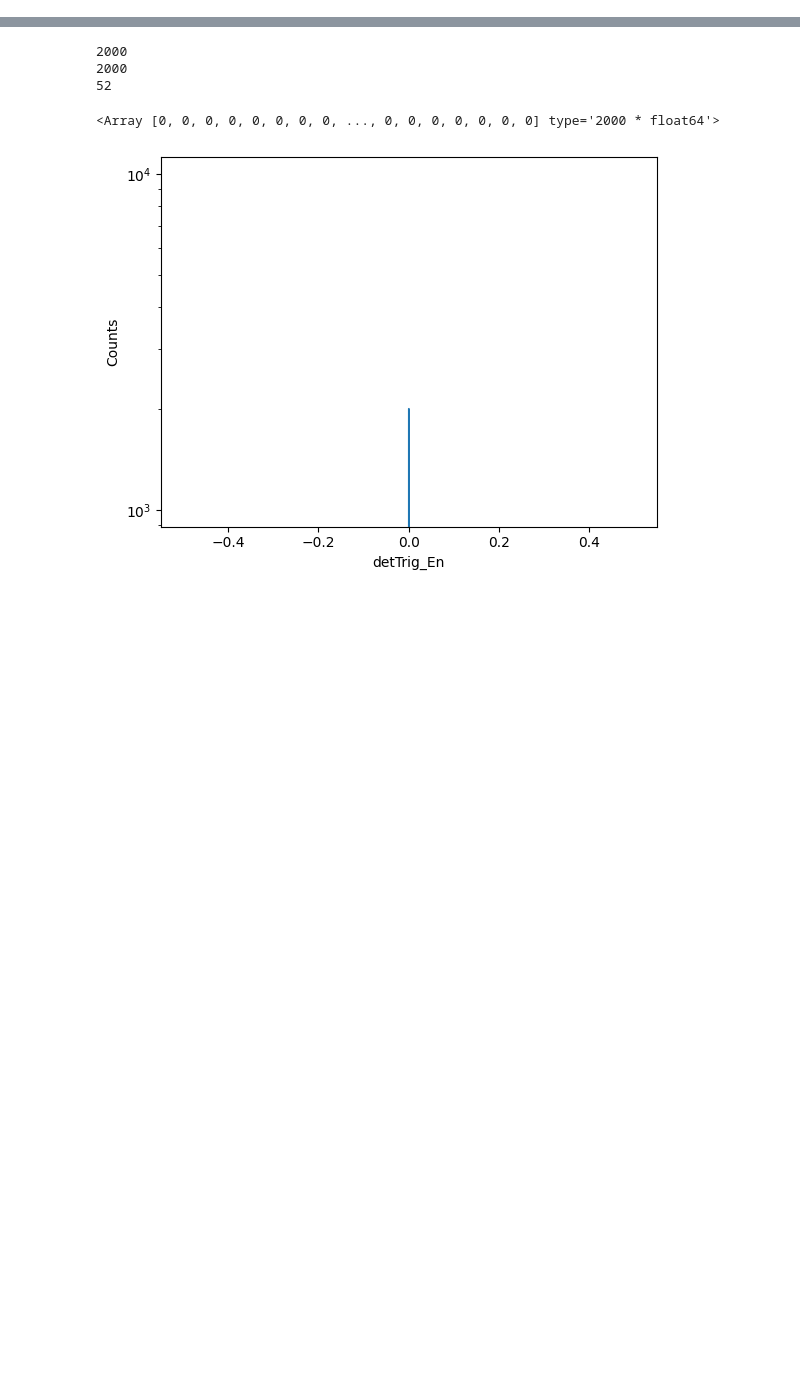
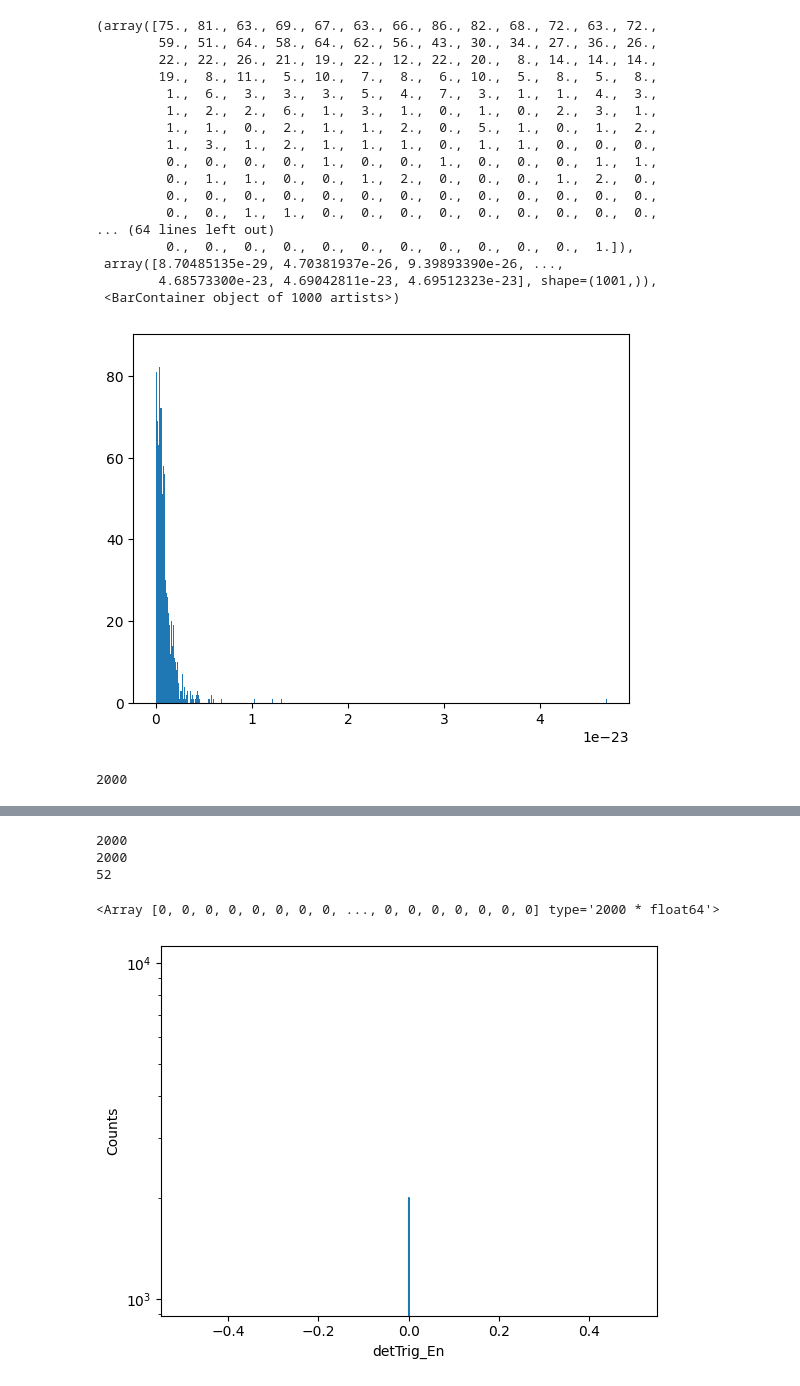
Before and after one commit to wisecg/BetaMonitor, a Jupyter notebook: scripts/check-output.ipynb, the cells around one changed output, grey strips where cells are left out. Saved outputs shown, nothing was run; the diff lists cells and outputs as text; code cells hidden in the pictures; blank space fills up the shorter version.

Commit message:
Update output scripts to read new root format.

```diff
--- a/scripts/check-output.ipynb
+++ b/scripts/check-output.ipynb
@@ -5,5 +6,20 @@ import matplotlib.pyplot as plt
 # %%
-ff = uproot.open("../build/output/outfile_6He_2.root")
+ff = uproot.open("../build/output/outfile_macrogas.root")
 ff.keys()
 tree = ff['simData']
-tree.show()
+# tree.show()
+
+field_names = ['pid', 'eventid', 'trackid', 'parentid', 'volumeid',
+               'stepnumber', 'inenergy', 'kineticenergy',
+               'depenergy', 'x','y','z','px','py','pz']
+
+df = tree.arrays(field_names, library='pd')
+
+# Group by eventid and volumeid, then sum depenergy. Only sums for a unique combination
+# of eventid and volumeid.
+energy_sum = df.groupby(['eventid', 'volumeid'])['depenergy'].sum().reset_index()
+
+idx = df.groupby(['eventid', 'volumeid'])['stepnumber'].idxmin()
+xyz_df = df.loc[idx, ['eventid', 'volumeid', 'x', 'y', 'z']]
+
+result = pd.merge(energy_sum, xyz_df, on=['eventid', 'volumeid'])
@@ -28 +42,31 @@ detVac_Inz           | double                   | AsDtype('>f8')
+# %%
+plt.hist(energy_sum[energy_sum['volumeid'] == 6]['depenergy'], bins=1000)
+# %% [output]
+(array([75., 81., 63., 69., 67., 63., 66., 86., 82., 68., 72., 63., 72.,
+        59., 51., 64., 58., 64., 62., 56., 43., 30., 34., 27., 36., 26.,
+        22., 22., 26., 21., 19., 22., 12., 22., 20.,  8., 14., 14., 14.,
+        19.,  8., 11.,  5., 10.,  7.,  8.,  6., 10.,  5.,  8.,  5.,  8.,
+         1.,  6.,  3.,  3.,  3.,  5.,  4.,  7.,  3.,  1.,  1.,  4.,  3.,
+         1.,  2.,  2.,  6.,  1.,  3.,  1.,  0.,  1.,  0.,  2.,  3.,  1.,
+         1.,  1.,  0.,  2.,  1.,  1.,  2.,  0.,  5.,  1.,  0.,  1.,  2.,
+         1.,  3.,  1.,  2.,  1.,  1.,  1.,  0.,  1.,  1.,  0.,  0.,  0.,
+         0.,  0.,  0.,  0.,  1.,  0.,  0.,  1.,  0.,  0.,  0.,  1.,  1.,
+         0.,  1.,  1.,  0.,  0.,  1.,  2.,  0.,  0.,  0.,  1.,  2.,  0.,
+         0.,  0.,  0.,  0.,  0.,  0.,  0.,  0.,  0.,  0.,  0.,  0.,  0.,
+         0.,  0.,  1.,  1.,  0.,  0.,  0.,  0.,  0.,  0.,  0.,  0.,  0.,
+... (64 lines left out)
+         0.,  0.,  0.,  0.,  0.,  0.,  0.,  0.,  0.,  0.,  0.,  1.]),
+ array([8.70485135e-29, 4.70381937e-26, 9.39893390e-26, ...,
+        4.68573300e-23, 4.69042811e-23, 4.69512323e-23], shape=(1001,)),
+ <BarContainer object of 1000 artists>)
+[figure, added]
+# %%
+# Three filters that will filter to just the origin events.
+df1 = df[df['trackid']==1]
+df1 = df1[df1['stepnumber']==1]
+df1 = df1[df1['volumeid']==6]
+
+len(df1)
+# %% [output]
+2000
 # %%
```
Also changed, not shown: parts of 4 cells of this notebook, 1 other file.
